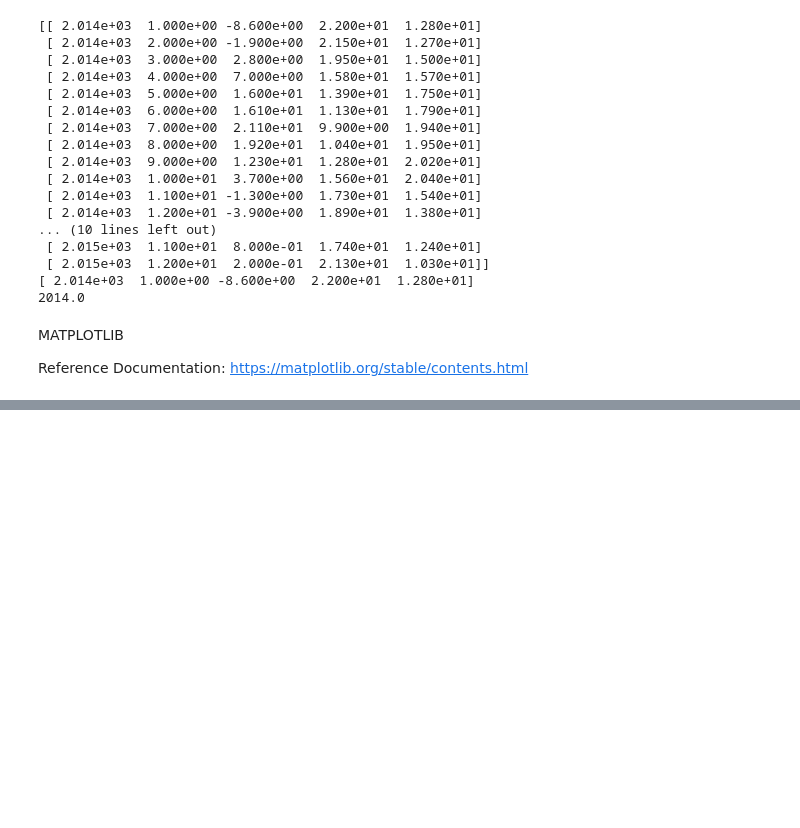
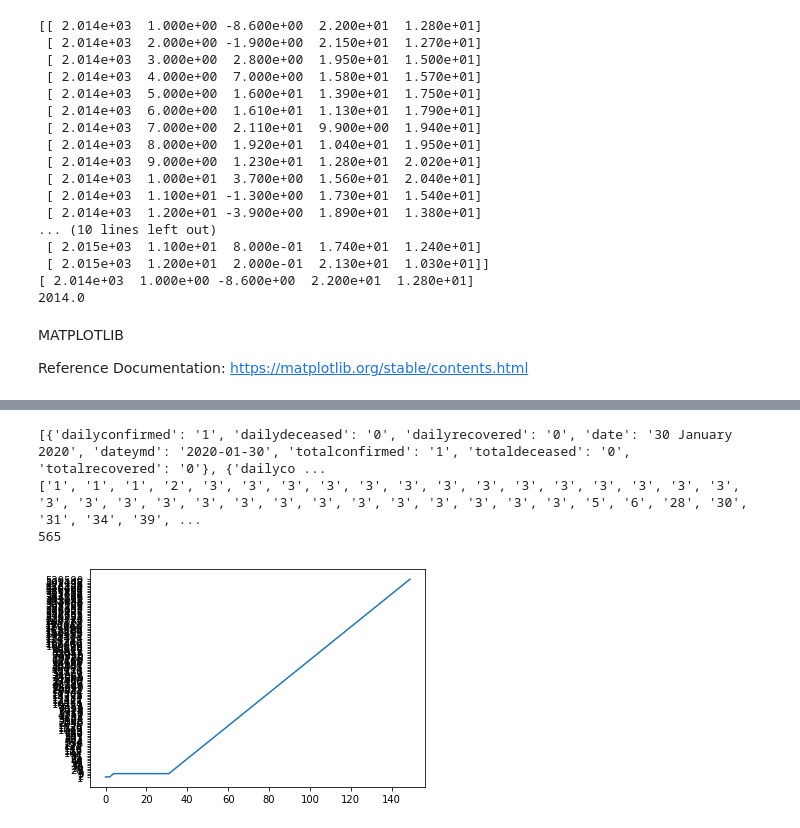
Before and after one commit to jazzcodes/GW2021PY1, a Jupyter notebook: GW2021PY1_DS.ipynb, the cells around one changed output, grey strips where cells are left out. Cells and saved outputs as stored; diff of their text form; code cells hidden in the pictures; blank space fills up the shorter version.

Commit message:
Introduction to DataScience - numpy, matplotlib

```diff
--- a/GW2021PY1_DS.ipynb
+++ b/GW2021PY1_DS.ipynb
@@ -627,0 +636,29 @@ plt.show()
+# %%
+# Read JSON from a Web Service and show data visually
+import requests
+import json
+import matplotlib.pyplot as plt
+
+url = "https://data.covid19india.org/data.json"
+
+response = requests.get(url)
+covid_data = json.loads(response.text)
+print(covid_data['cases_time_series'])
+
+confirmed = []
+for cases in covid_data['cases_time_series']:
+  confirmed.append(cases['totalconfirmed'])
+
+print(confirmed)
+print(len(confirmed))
+
+# plt.xlim(500)
+# plt.ylim(500)
+
+plt.plot(confirmed[:150])
+plt.show()
+# %% [output]
+[{'dailyconfirmed': '1', 'dailydeceased': '0', 'dailyrecovered': '0', 'date': '30 January 2020', 'dateymd': '2020-01-30', 'totalconfirmed': '1', 'totaldeceased': '0', 'totalrecovered': '0'}, {'dailyco ...
+['1', '1', '1', '2', '3', '3', '3', '3', '3', '3', '3', '3', '3', '3', '3', '3', '3', '3', '3', '3', '3', '3', '3', '3', '3', '3', '3', '3', '3', '3', '3', '3', '5', '6', '28', '30', '31', '34', '39', ...
+565
+[figure, added]
```
Also changed, not shown: parts of 7 cells of this notebook.
